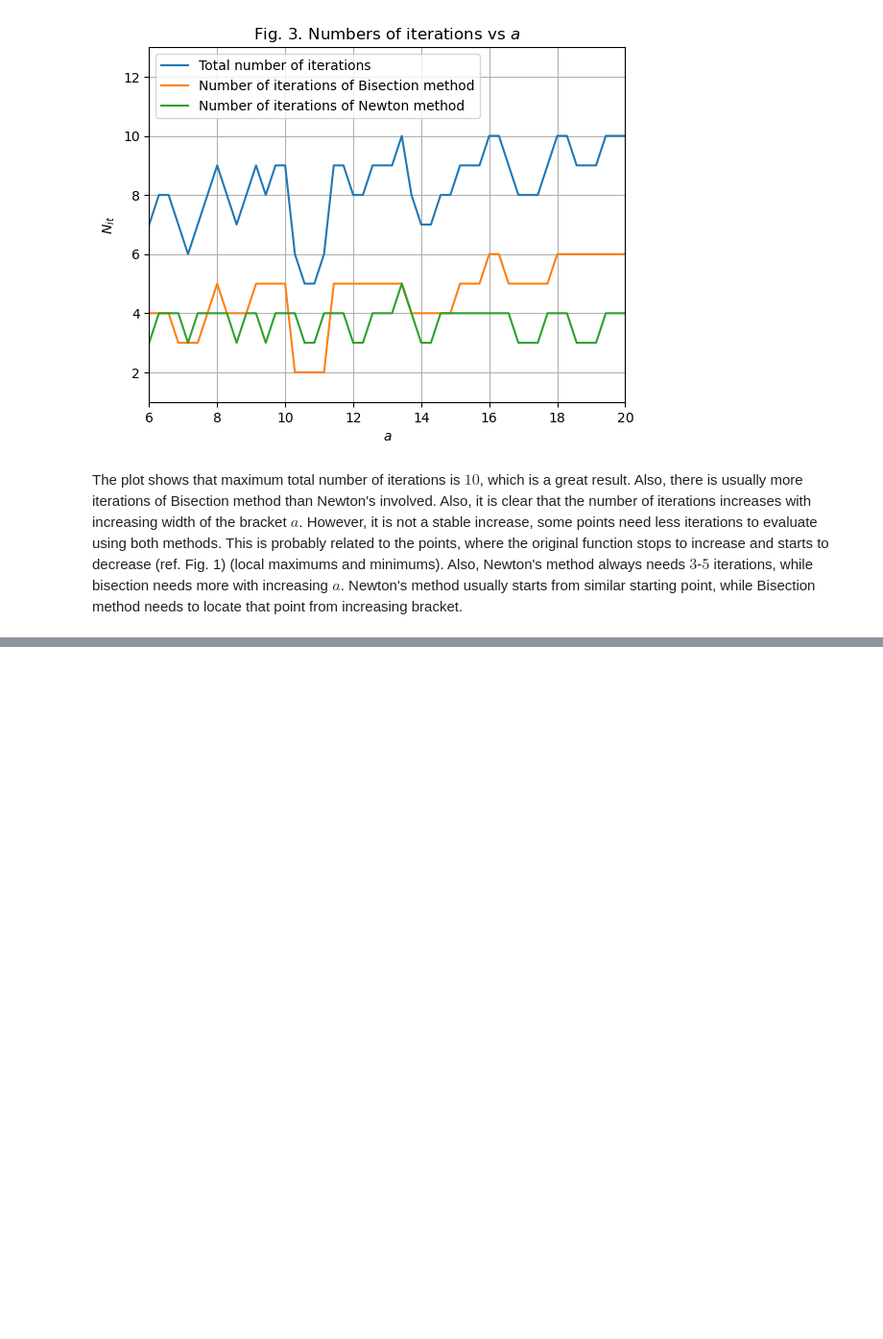
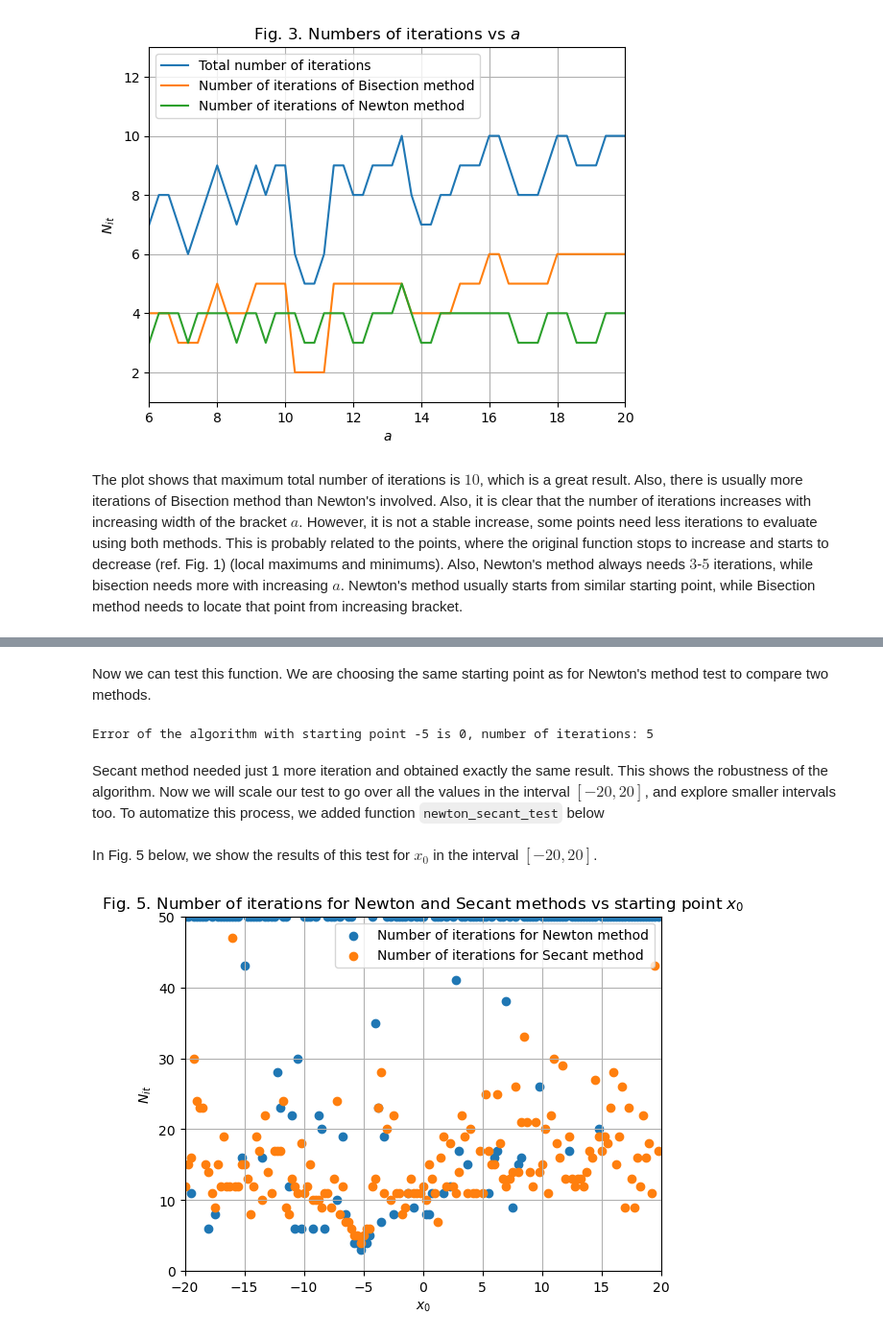
Before and after one commit to askoldvilkha/CompMethods_Astro23, a Jupyter notebook: HW2/hw2_vilkha.ipynb, the cells around one changed output, grey strips where cells are left out. Shown: that part at 96% size. Saved outputs shown, nothing was run; the diff lists cells and outputs as text; code cells hidden in the pictures; blank space fills up the shorter version.

Commit message:
hw2 done - secant method + secant vs newton test

```diff
--- a/HW2/hw2_vilkha.ipynb
+++ b/HW2/hw2_vilkha.ipynb
@@ -256,0 +310,52 @@ The plot shows that maximum total number of iterations is $10$, which is a great
+# %%
+def rootfinder_secant(func, x_0: float, x_1: float = None, x_stop: float = 1e-16, y_stop: float = 1e-16, it_limit: int = 1000):
+    '''
+    Function that implements the Secant root finding algorithm. Takes as input test function, starting point x_0 and optionally point x_1.
+    Returns the precise root and number of iterations.
+
+    Input: func (function) - function that the user wants to find the roots of
+
+    x_0 (float) - starting point for the secant algorithm
+
+    x_1 (float) (optional) - the second starting point, if not provided, x_1 = x_0 + 1e-4
+
+    x_stop (float) (optional) - if |x_2 - x_1| < x_stop, the function will stop and return the answer (x_2), must be positive!
+
+    y_stop (float) (optional) - if |func(x)| < y_stop at some iteration, the algorithm will stop and return the answer, must be positive!
+
+    Note. If you change y_stop but still get the same number of iterations, consider making x_stop smaller so the function stops at reaching y_stop.
+    Vice versa if you change x_stop.
+
+    it_limit (int) (optional) - maximum number of iterations of the algorithm, must be positive!
+
+    Output: x_2 (float) - precise root value
+
+    it (int) - number of iterations
+    '''
+    if x_stop <= 0:
+        raise ValueError(x_stop, r'x_stop must be positive!')
+    elif y_stop <= 0:
+        raise ValueError(y_stop, r'y_stop must be positive!')
+    if it_limit <= 0:
+        raise ValueError(it_limit, r'it_limit must be positive!')
+
+    if x_1 == None:
+        x_1 = x_0 + 1e-4
+    max_it = it_limit; it = 0
+
+    x_2 = x_1 - func(x_1) * (x_1 - x_0) / (func(x_1) - func(x_0))
+    while np.abs(x_2 - x_1) >= x_stop and np.abs(func(x_2)) >= y_stop and it < max_it:
+        x_0 = x_1
+        x_1 = x_2
+        x_2 = x_1 - func(x_1) * (x_1 - x_0) / (func(x_1) - func(x_0))
+        it = it + 1
+    return x_2, it
+# %% [markdown]
+Now we can test this function. We are choosing the same starting point as for Newton's method test to compare two methods.
+# %%
+root_secant = rootfinder_secant(test_func, -5)
+print(r'Error of the algorithm with starting point %g is %g, number of iterations: %i'%(-5, root_secant[0] - ref_root.root, root_secant[1]))
+# %% [output]
+Error of the algorithm with starting point -5 is 0, number of iterations: 5
+# %% [markdown]
+Secant method needed just 1 more iteration and obtained exactly the same result. This shows the robustness of the algorithm. Now we will scale our test to go over all the values in the interval $[-20, 20]$, and explore smaller intervals too. To automatize this process, we added function `newton_secant_test` below
@@ -256,0 +410,6 @@ The plot shows that maximum total number of iterations is $10$, which is a great
+# %% [markdown]
+In Fig. 5 below, we show the results of this test for $x_0$ in the interval $[-20, 20]$.
+# %%
+newton_secant_test(test_func, -20, fig_num = 5)
+# %% [output]
+[figure, added]
```
Also changed, not shown: parts of 14 cells of this notebook, 1 other file.
